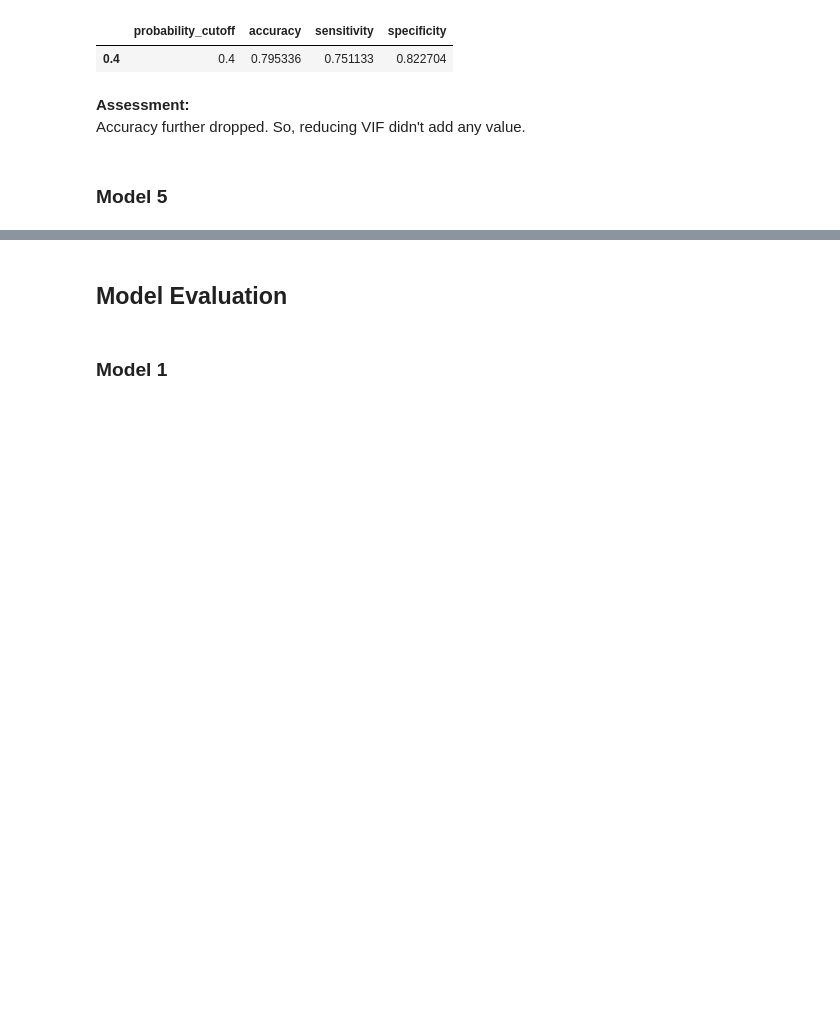
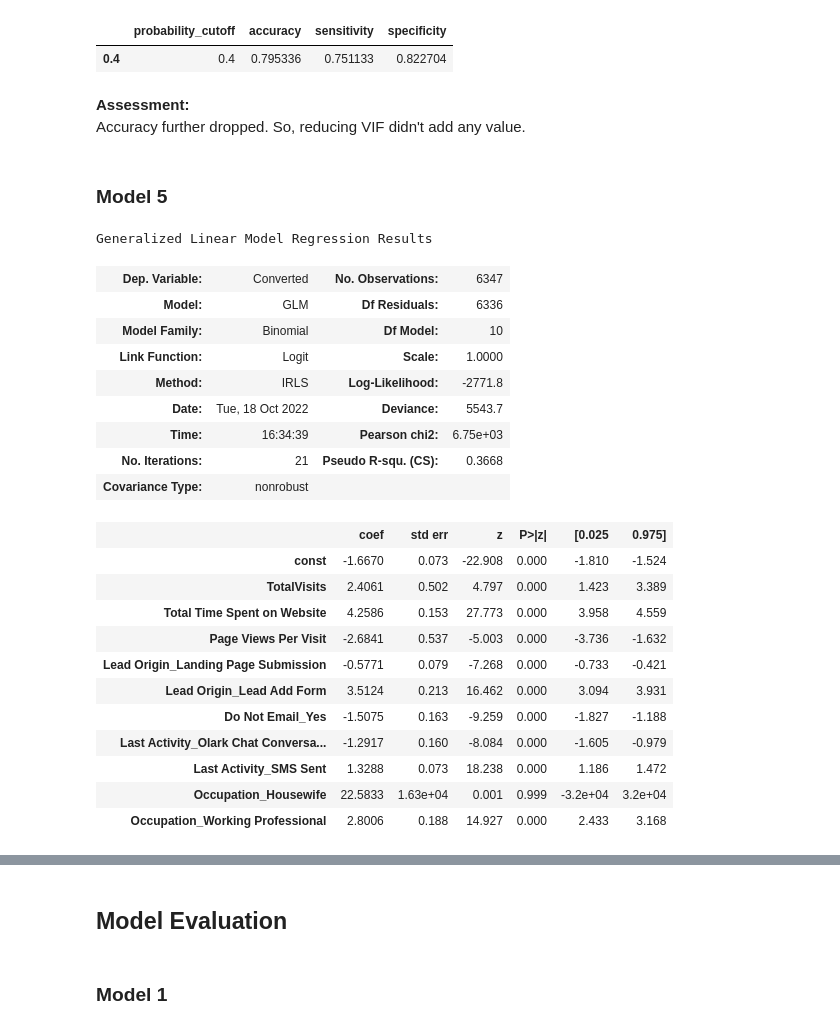
Before and after one commit to SachinShekhar/Lead-Scoring-Case-Study, a Jupyter notebook: Case Study.ipynb, the cells around one changed output, grey strips where cells are left out. Saved outputs shown, nothing was run; the diff lists cells and outputs as text; code cells hidden in the pictures; blank space fills up the shorter version.

```diff
--- a/Case Study.ipynb
+++ b/Case Study.ipynb
@@ -1982,3 +1982,35 @@ train_perf_4.loc[[train_cutoff_4]]
 Accuracy further dropped. So, reducing VIF didn't add any value.
 # %% [markdown]
 ### Model 5
+# %%
+# Continuing without tags
+X_train_5 = X_train[cols_without_tags]
+# %%
+# Auto selecting top 10 features
+X_train_5 = X_train_5[auto_select_features(10, X_train_5)]
+# %%
+# Training Logistic Regression Model
+train_model(y_train, X_train_5).summary()
+# %% [output]
+Generalized Linear Model Regression Results
+| Dep. Variable: | Converted | No. Observations: | 6347 |
+| Model: | GLM | Df Residuals: | 6336 |
+| Model Family: | Binomial | Df Model: | 10 |
+| Link Function: | Logit | Scale: | 1.0000 |
+| Method: | IRLS | Log-Likelihood: | -2771.8 |
+| Date: | Tue, 18 Oct 2022 | Deviance: | 5543.7 |
+| Time: | 16:34:39 | Pearson chi2: | 6.75e+03 |
+| No. Iterations: | 21 | Pseudo R-squ. (CS): | 0.3668 |
+| Covariance Type: | nonrobust |  |  |
+|  | coef | std err | z | P>|z| | [0.025 | 0.975] |
+| const | -1.6670 | 0.073 | -22.908 | 0.000 | -1.810 | -1.524 |
+| TotalVisits | 2.4061 | 0.502 | 4.797 | 0.000 | 1.423 | 3.389 |
+| Total Time Spent on Website | 4.2586 | 0.153 | 27.773 | 0.000 | 3.958 | 4.559 |
+| Page Views Per Visit | -2.6841 | 0.537 | -5.003 | 0.000 | -3.736 | -1.632 |
+| Lead Origin_Landing Page Submission | -0.5771 | 0.079 | -7.268 | 0.000 | -0.733 | -0.421 |
+| Lead Origin_Lead Add Form | 3.5124 | 0.213 | 16.462 | 0.000 | 3.094 | 3.931 |
+| Do Not Email_Yes | -1.5075 | 0.163 | -9.259 | 0.000 | -1.827 | -1.188 |
+| Last Activity_Olark Chat Conversa... | -1.2917 | 0.160 | -8.084 | 0.000 | -1.605 | -0.979 |
+| Last Activity_SMS Sent | 1.3288 | 0.073 | 18.238 | 0.000 | 1.186 | 1.472 |
+| Occupation_Housewife | 22.5833 | 1.63e+04 | 0.001 | 0.999 | -3.2e+04 | 3.2e+04 |
+| Occupation_Working Professional | 2.8006 | 0.188 | 14.927 | 0.000 | 2.433 | 3.168 |
```
Also changed, not shown: parts of 33 cells of this notebook.
